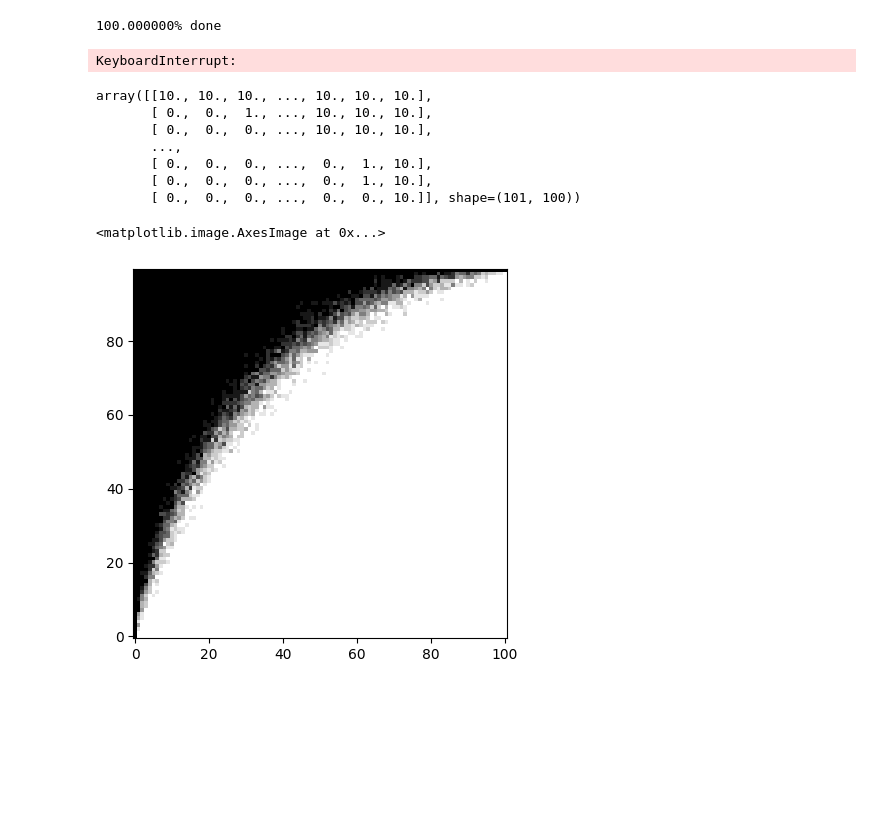
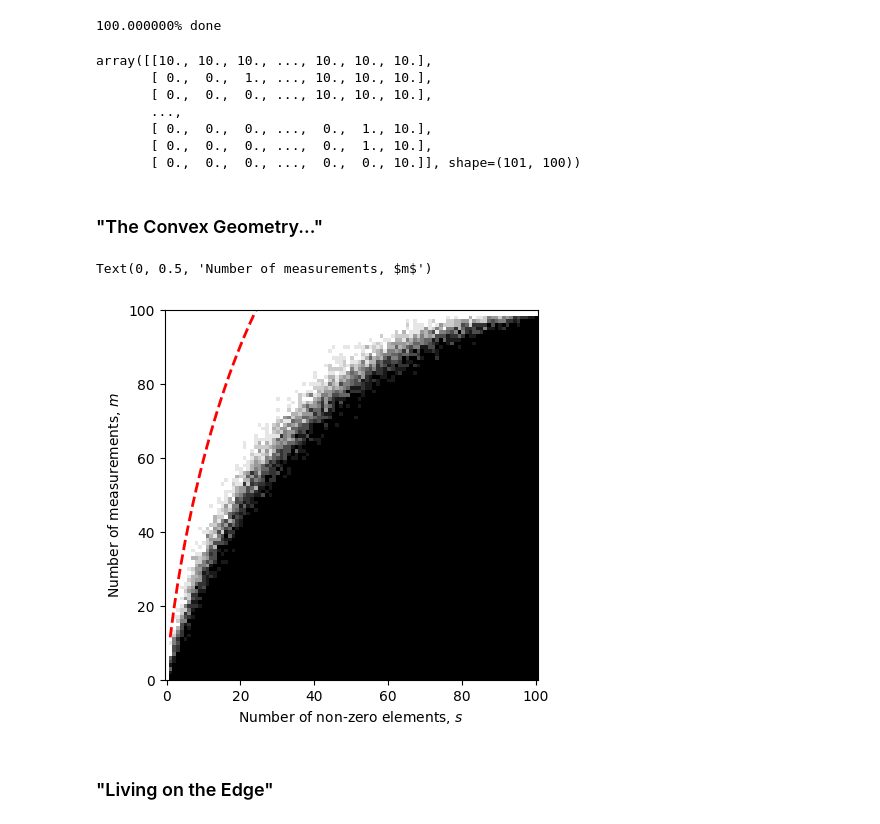
Before and after one commit to anastorr/compressed-sensing, a Jupyter notebook: compressed_sensing.ipynb, the cells around one changed output. Cells and saved outputs as stored; diff of their text form; code cells hidden in the pictures; blank space fills up the shorter version.

```diff
--- a/compressed_sensing.ipynb
+++ b/compressed_sensing.ipynb
@@ -224,11 +239,9 @@ res_cvxpy, x_cvxpy = phase_trans_cvxpy(100, 1, 1, 10)
 3.950495% done
 100.000000% done
 # %%
-res_cvxpy500, x_cvxpy500 = phase_trans_cvxpy(300, 1, 1, 10)
-np.save("dim500_num_solutions.npy", res_cvxpy500)
-np.save("dim500_true_solution.npy", x_cvxpy500)
+res_cvxpy100, x_cvxpy100 = phase_trans_cvxpy(100, 1, 1, 10)
+np.save("dim100_num_solutions.npy", res_cvxpy100)
+np.save("dim100_true_solution.npy", x_cvxpy100)
-# %% [output]
-KeyboardInterrupt:
 # %%
 res_cvxpy = np.load("dim100_num_solutions.npy")
 x_cvxpy = np.load("dim100_true_solution.npy")
@@ -249,11 +262,22 @@ array([[10., 10., 10., ..., 10., 10., 10.],
        [ 0.,  0.,  0., ...,  0.,  1., 10.],
        [ 0.,  0.,  0., ...,  0.,  1., 10.],
        [ 0.,  0.,  0., ...,  0.,  0., 10.]], shape=(101, 100))
-# %%
-plt.imshow(is_successful.sum(axis=2).T, cmap="binary", origin="lower")
-# %% [output]
-<matplotlib.image.AxesImage at 0x...>
-[figure, removed]
+# %% [markdown]
+### "The Convex Geometry..."
+# %%
+plt.imshow(is_successful.sum(axis=2).T, cmap="binary_r", origin="lower")
+s = np.linspace(1, 100, 100)
+crit = 2*s*np.log(100/s) + 5/4*s + 1
+plt.plot(s, crit, 'r--', lw=2)
+plt.ylim(0,100)
+plt.xlabel("Number of non-zero elements, $s$")
+plt.ylabel("Number of measurements, $m$")
+# plt.savefig("report/pictures/log_estimate.png", dpi=300, bbox_inches='tight')
+# %% [output]
+Text(0, 0.5, 'Number of measurements, $m$')
+[figure, added]
+# %% [markdown]
+### "Living on the Edge"
 # %%
 from math import erf
 # %%
```
Also changed, not shown: parts of 29 cells of this notebook.
